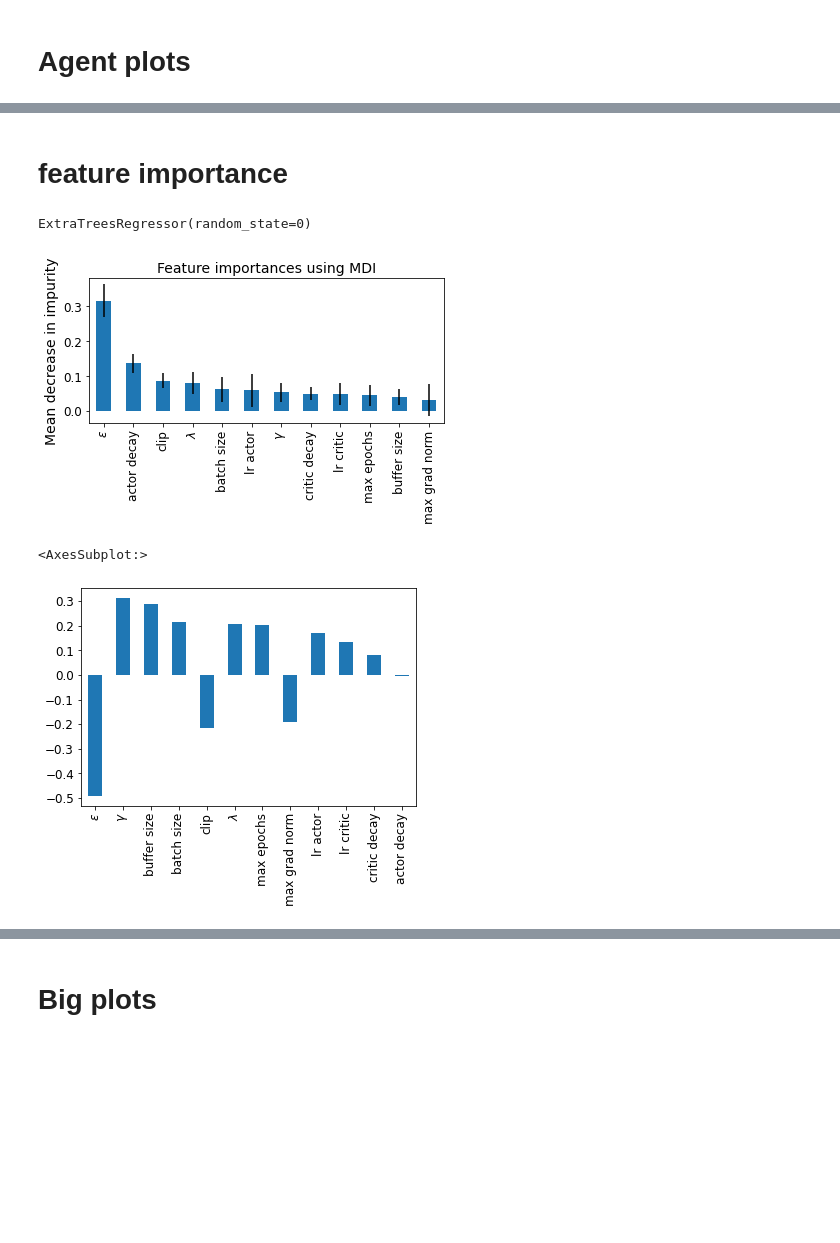
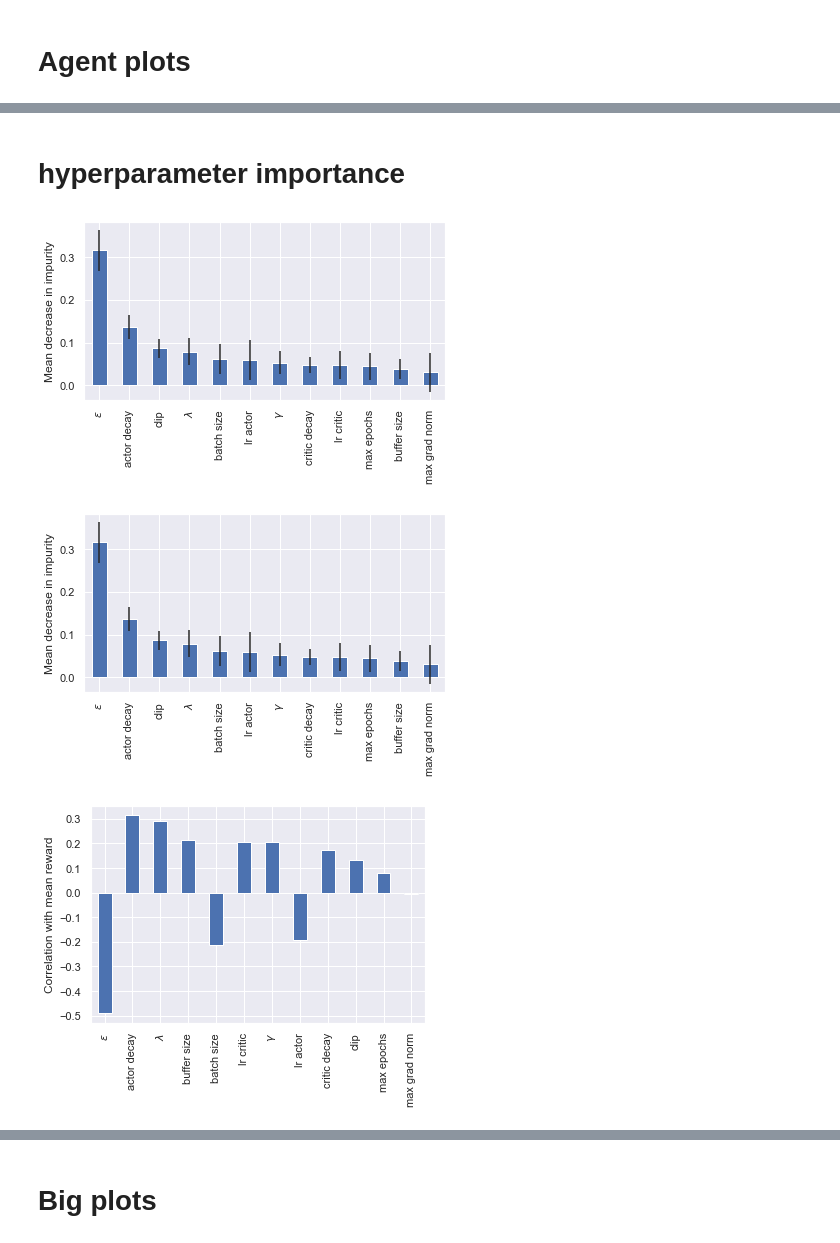
Before and after one commit to TheodoreWolf/climate_policy_rl, a Jupyter notebook: plot_making.ipynb, the cells around one changed output, grey strips where cells are left out. Saved outputs shown, nothing was run; the diff lists cells and outputs as text; code cells hidden in the pictures; blank space fills up the shorter version.

```diff
--- a/plot_making.ipynb
+++ b/plot_making.ipynb
@@ -48,5 +87,5 @@ a2c.plot_trajectory(fname=os.path.join(proj_dir, "overleaf images", "a2c_traject
 # %% [markdown]
-# feature importance
+# hyperparameter importance
 # %%
 import matplotlib.pyplot as plt
 from sklearn.datasets import make_classification
@@ -63,4 +98,23 @@ dfppo = pd.read_csv(ppo)
 # %%
+ppo = os.path.join(sweep_dir, "PPO sweep.csv")
+dfppo = pd.read_csv(ppo)
+
 X = dfppo[["epsilon", "discount", "buffer_size", "batch_size", "clip", "labda", "max_epochs", "max_grad_norm", "lr_actor", "lr_critic", "critic_decay", "actor_decay"]]
 y = dfppo["mean_reward"]
 data = dfppo[["epsilon", "discount", "buffer_size", "batch_size", "clip", "labda", "max_epochs", "max_grad_norm", "lr_actor", "lr_critic", "critic_decay", "actor_decay", "mean_reward"]]
+feature_names = ["$\epsilon$", "$\gamma$", "buffer size", "batch size", "clip", "$\lambda$", "max epochs", "max grad norm", "lr actor", "lr critic", "critic decay", "actor decay"]
+forest = ExtraTreesRegressor(n_estimators=100,
+                             random_state=0)
+forest.fit(X, y)
+importances = forest.feature_importances_
+std = np.std([tree.feature_importances_ for tree in forest.estimators_], axis=0)
+forest_importances = pd.Series(importances, index=feature_names).sort_values(ascending=False)
+
+fig, ax = plt.subplots()
+forest_importances.plot.bar(yerr=std, ax=ax)
+#ax.set_title("Feature importances using MDI")
+ax.set_ylabel("Mean decrease in impurity")
+fig.tight_layout()
+plt.savefig(os.path.join(proj_dir, "overleaf images", "sweep ppo.png"), bbox_inches="tight", dpi=300)
+# %% [output]
+[figure, added]
@@ -69,10 +121,3 @@ X_train, X_test, y_train, y_test = train_test_split(X, y, random_state=42)
-# %%
-feature_names = ["$\epsilon$", "$\gamma$", "buffer size", "batch size", "clip", "$\lambda$", "max epochs", "max grad norm", "lr actor", "lr critic", "critic decay", "actor decay"]
-forest = ExtraTreesRegressor(n_estimators=100,
-                             random_state=0)
-forest.fit(X, y)
-# %% [output]
-ExtraTreesRegressor(random_state=0)
 # %%
 importances = forest.feature_importances_
 std = np.std([tree.feature_importances_ for tree in forest.estimators_], axis=0)
@@ -80,16 +125,19 @@ forest_importances = pd.Series(importances, index=feature_names).sort_values(asc
 
 fig, ax = plt.subplots()
 forest_importances.plot.bar(yerr=std, ax=ax)
-ax.set_title("Feature importances using MDI")
+#ax.set_title("Feature importances using MDI")
 ax.set_ylabel("Mean decrease in impurity")
 fig.tight_layout()
+plt.savefig(os.path.join(proj_dir, "overleaf images", "sweep ppo.png"), bbox_inches="tight", dpi=300)
 # %% [output]
-[figure, old version]
+[figure, new version]
 # %%
 fig, ax = plt.subplots()
-corrs = data.corr().mean_reward.sort_values(axis=0, ascending=False, key=lambda x: abs(x))[1:]
-corrs.index = feature_names
+corrs = data.corr().mean_reward
+corrs.index = feature_names + ["mean reward"]
+corrs = corrs.sort_values(axis=0, ascending=False, key=lambda x: abs(x))[1:]
 corrs.plot.bar(ax=ax)
+ax.set_ylabel("Correlation with mean reward")
+plt.savefig(os.path.join(proj_dir, "overleaf images", "sweep ppo corr.png"), bbox_inches="tight", dpi=300)
 # %% [output]
-<AxesSubplot:>
-[figure, old version]
+[figure, new version]
```
Also changed, not shown: parts of 24 cells of this notebook, 10 other files.
